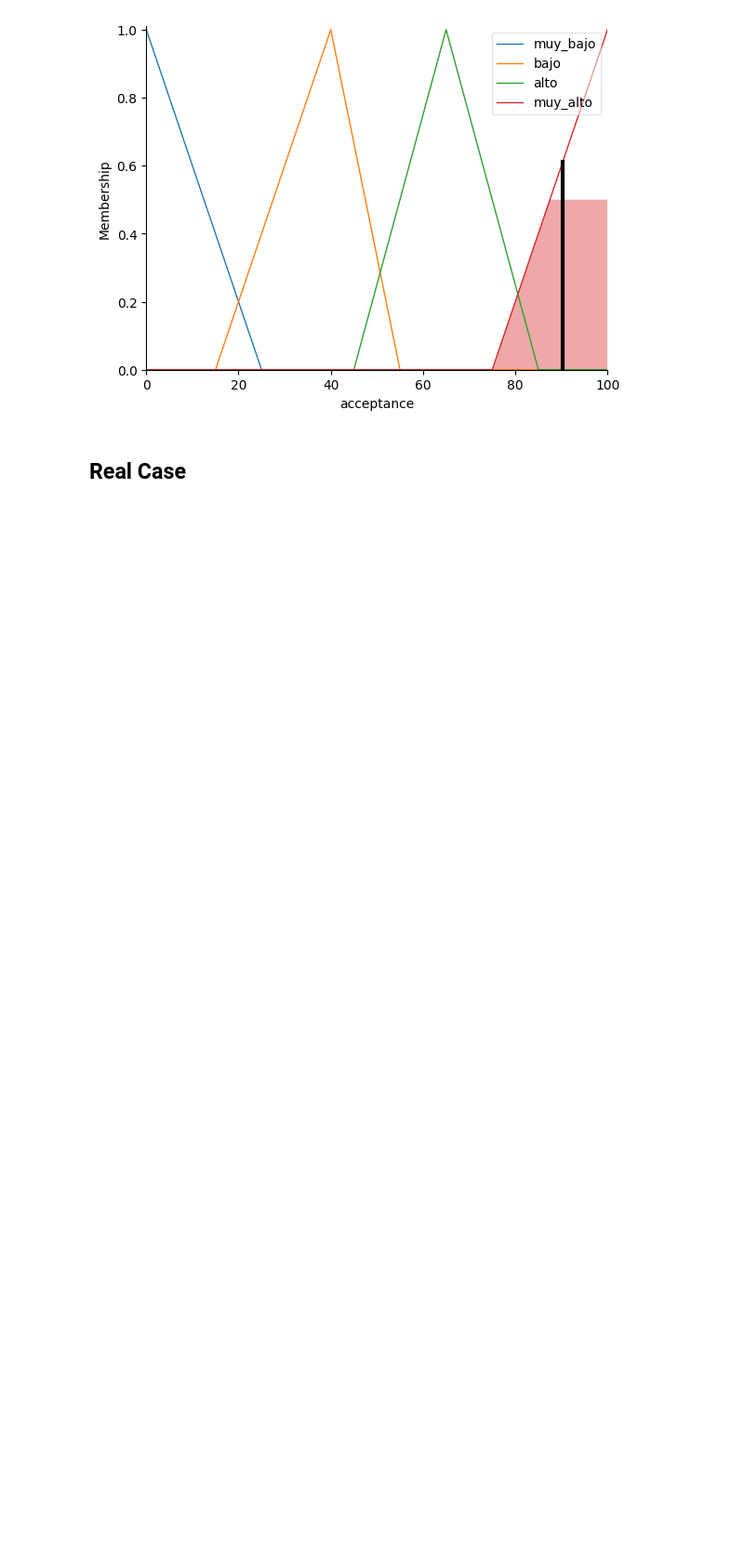
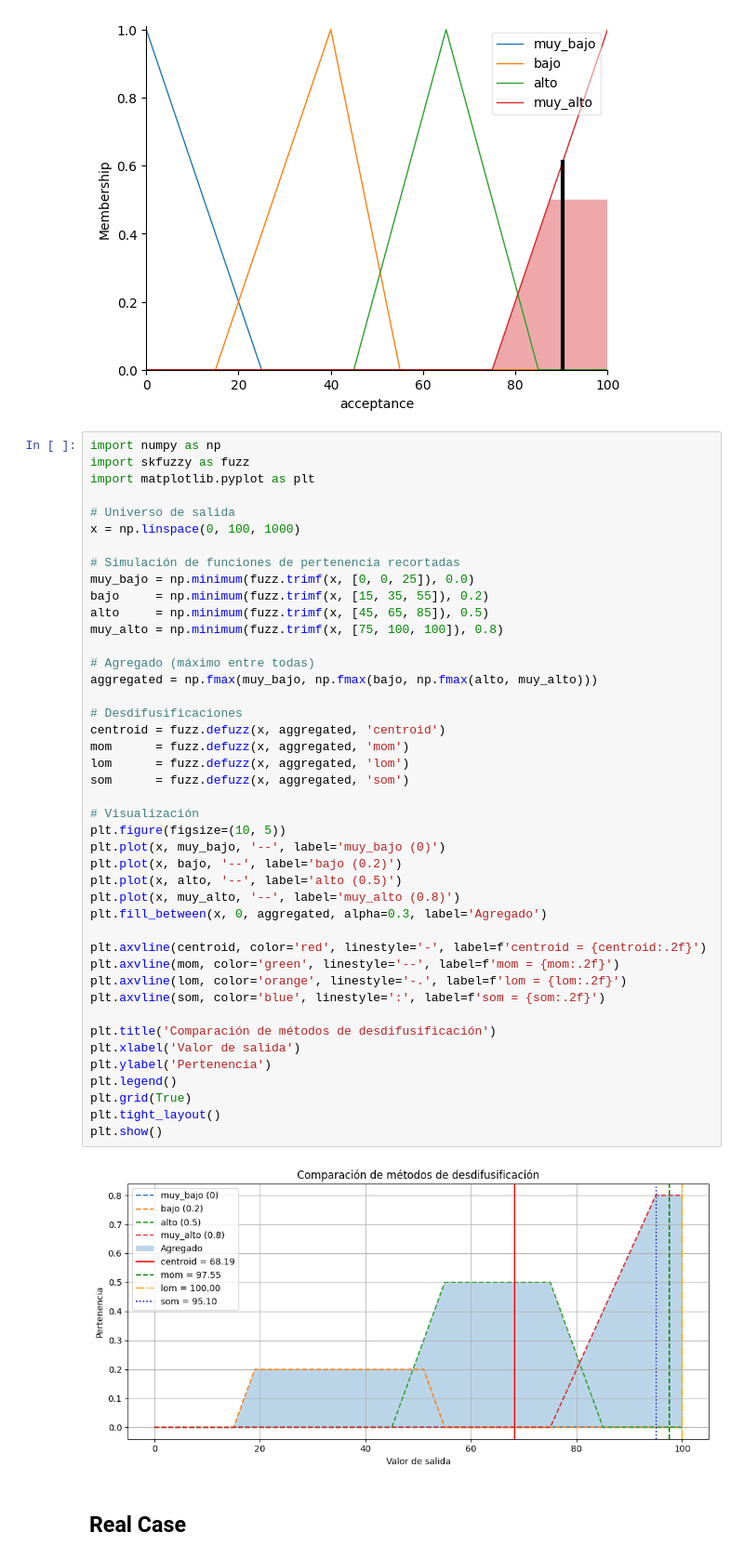
Before and after one commit to rjvillen/wallabot, a Jupyter notebook: fuzzy_logic.ipynb, the cells around one changed output. Shown at 93% size. Drawn from its saved outputs; the diff is of its cells as text; blank space fills up the shorter version.

```diff
--- a/fuzzy_logic.ipynb
+++ b/fuzzy_logic.ipynb
@@ -289,6 +293,51 @@ Valor resultante (índice de acción): 90.27777777777777
 [figure]
 [figure]
 [figure]
+# %%
+import numpy as np
+import skfuzzy as fuzz
+import matplotlib.pyplot as plt
+
+# Universo de salida
+x = np.linspace(0, 100, 1000)
+
+# Simulación de funciones de pertenencia recortadas
+muy_bajo = np.minimum(fuzz.trimf(x, [0, 0, 25]), 0.0)
+bajo     = np.minimum(fuzz.trimf(x, [15, 35, 55]), 0.2)
+alto     = np.minimum(fuzz.trimf(x, [45, 65, 85]), 0.5)
+muy_alto = np.minimum(fuzz.trimf(x, [75, 100, 100]), 0.8)
+
+# Agregado (máximo entre todas)
+aggregated = np.fmax(muy_bajo, np.fmax(bajo, np.fmax(alto, muy_alto)))
+
+# Desdifusificaciones
+centroid = fuzz.defuzz(x, aggregated, 'centroid')
+mom      = fuzz.defuzz(x, aggregated, 'mom')
+lom      = fuzz.defuzz(x, aggregated, 'lom')
+som      = fuzz.defuzz(x, aggregated, 'som')
+
+# Visualización
+plt.figure(figsize=(10, 5))
+plt.plot(x, muy_bajo, '--', label='muy_bajo (0)')
+plt.plot(x, bajo, '--', label='bajo (0.2)')
+plt.plot(x, alto, '--', label='alto (0.5)')
+plt.plot(x, muy_alto, '--', label='muy_alto (0.8)')
+plt.fill_between(x, 0, aggregated, alpha=0.3, label='Agregado')
+
+plt.axvline(centroid, color='red', linestyle='-', label=f'centroid = {centroid:.2f}')
+plt.axvline(mom, color='green', linestyle='--', label=f'mom = {mom:.2f}')
+plt.axvline(lom, color='orange', linestyle='-.', label=f'lom = {lom:.2f}')
+plt.axvline(som, color='blue', linestyle=':', label=f'som = {som:.2f}')
+
+plt.title('Comparación de métodos de desdifusificación')
+plt.xlabel('Valor de salida')
+plt.ylabel('Pertenencia')
+plt.legend()
+plt.grid(True)
+plt.tight_layout()
+plt.show()
+# %% [output]
+[figure, added]
 # %% [markdown]
 ## Real Case
 # %%
```
Also changed, not shown: parts of 4 cells of this notebook, 7 other files.
